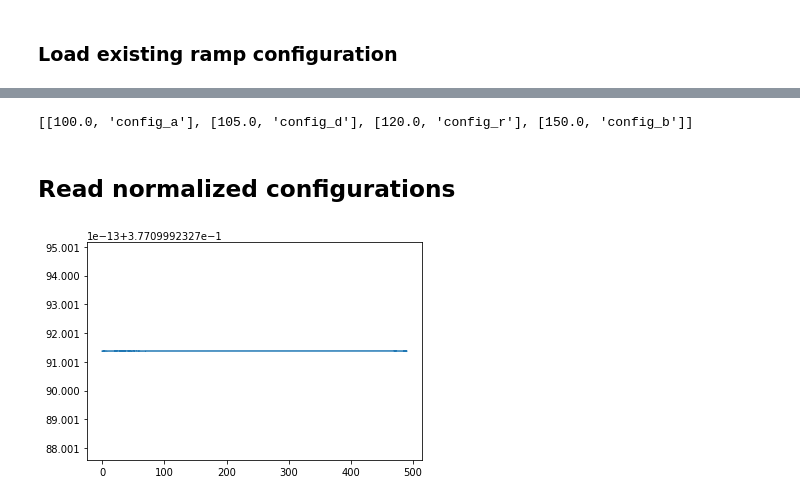
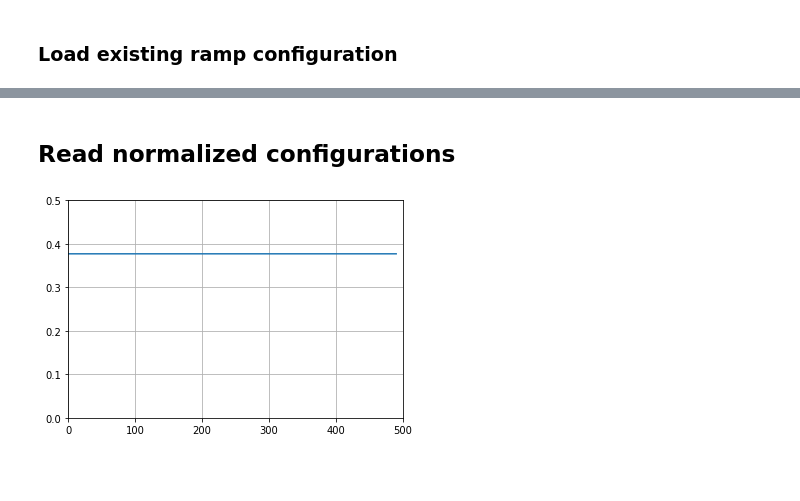
Before and after one commit to lnls-sirius/dev-packages, a Jupyter notebook: siriuspy/examples/ramp/BoosterRamp.ipynb, the cells around one changed output, grey strips where cells are left out. Saved outputs shown, nothing was run; the diff lists cells and outputs as text; code cells hidden in the pictures; blank space fills up the shorter version.

Commit message:
Update ramp subpackage (cont.)

```diff
--- a/siriuspy/examples/ramp/BoosterRamp.ipynb
+++ b/siriuspy/examples/ramp/BoosterRamp.ipynb
@@ -306,7 +279,3 @@ plt.show()
-# %%
-print(r.normalized_configs)
-# %% [output]
-[[100.0, 'config_a'], [105.0, 'config_d'], [120.0, 'config_r'], [150.0, 'config_b']]
 # %% [markdown]
 ## Read normalized configurations
 # %%
@@ -315,14 +284,19 @@ from siriuspy.ramp import util
 import matplotlib.pyplot as plt
 
 # creating object
-r = ramp.BoosterRamp('test1')
+r = ramp.BoosterRamp('test3')
 
 # loading from ConfigSrv
 r.configsrv_load()
 # %%
 times = r.waveform_get_times()
-strengths = r.waveform_get('BO-Fam:MA-QF')
+w = r.waveform_get('BO-Fam:MA-QF')
+strengths = w.strengths
+
 plt.plot(times, strengths)
+plt.xlim(0,500)
+plt.ylim(0,0.5)
+plt.grid()
 plt.show()
 # %% [output]
-[figure, old version]
+[figure, new version]
```
Also changed, not shown: parts of 14 cells of this notebook, 4 other files.
